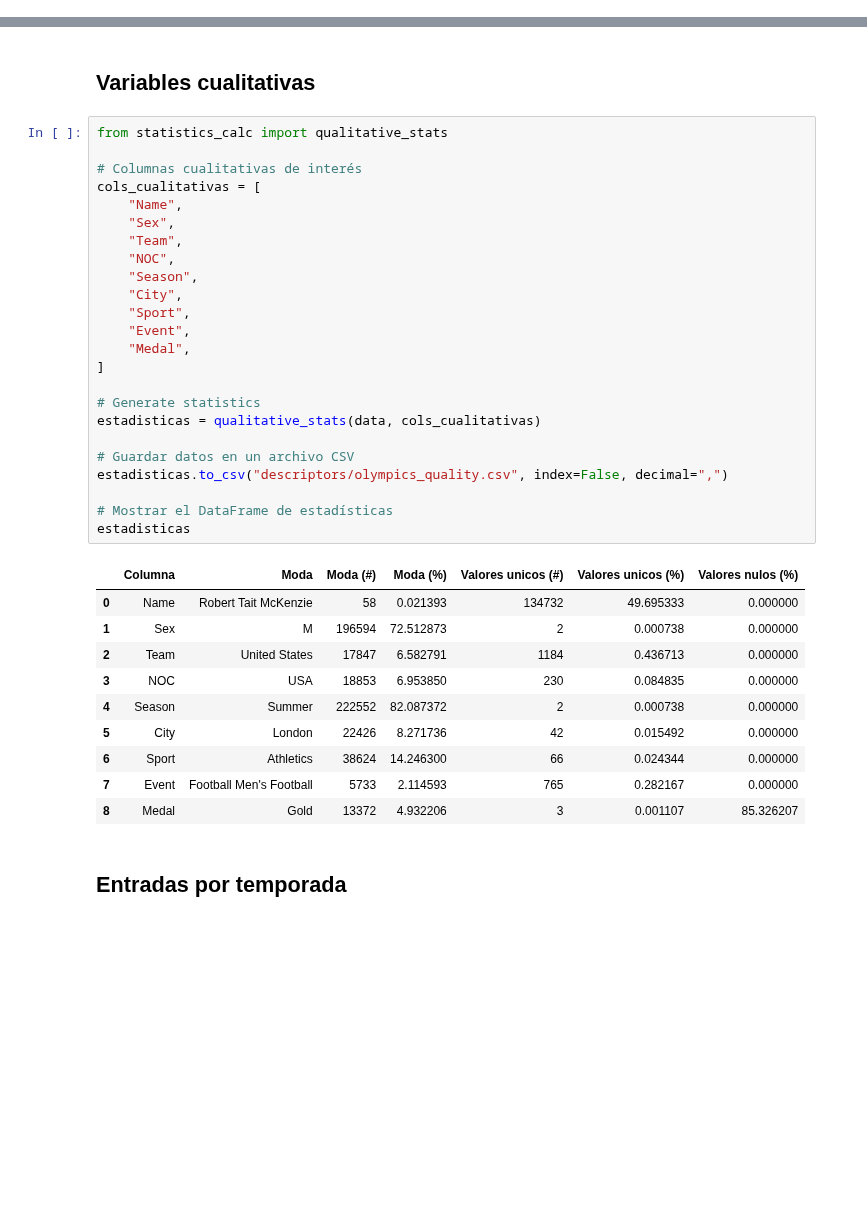
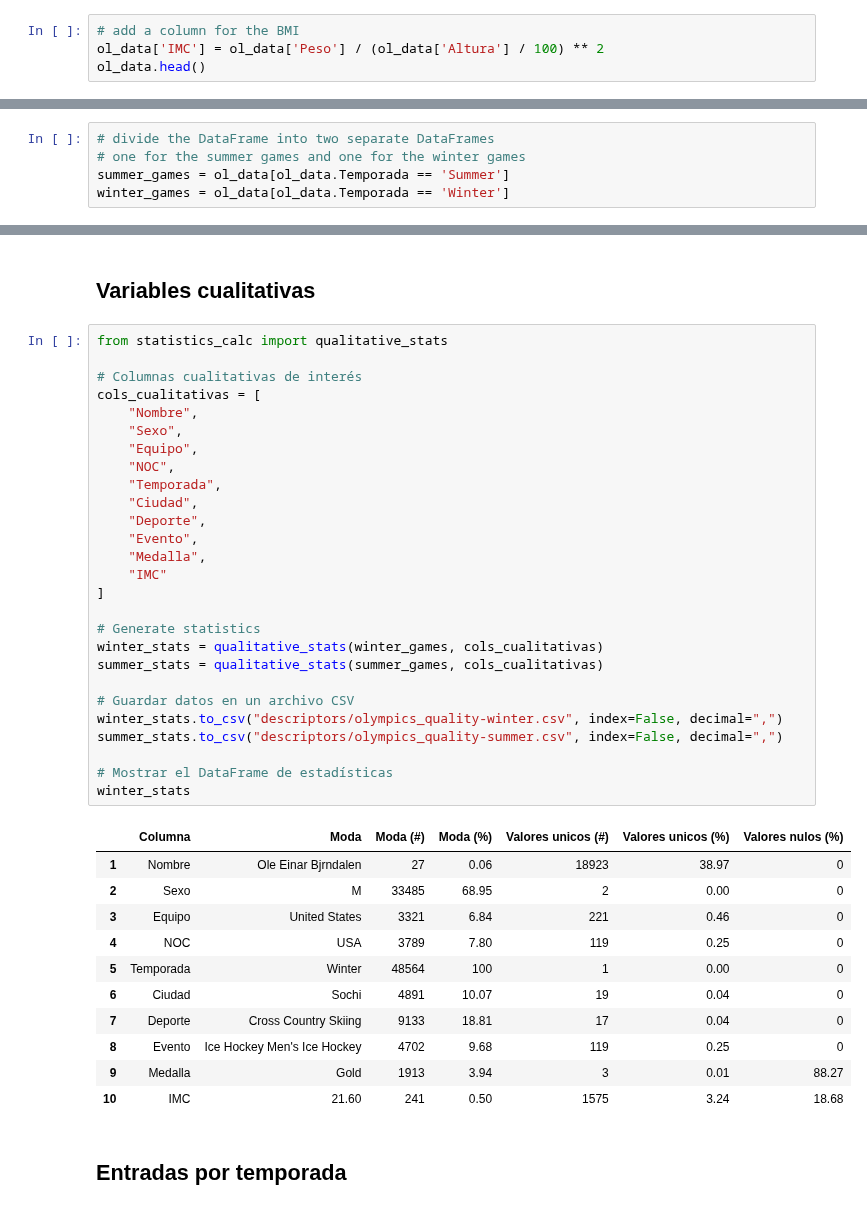
Before and after one commit to agutierrezmorag/olympic-games-datamart, a Jupyter notebook: olympics.ipynb, the cells around one changed output, grey strips where cells are left out. Saved outputs shown, nothing was run; the diff lists cells and outputs as text; blank space fills up the shorter version.

Commit message:
translated columns and rows of olympics dataset

```diff
--- a/olympics.ipynb
+++ b/olympics.ipynb
@@ -58,0 +89,4 @@ ol_data.head()
+# %%
+# add a column for the BMI
+ol_data['IMC'] = ol_data['Peso'] / (ol_data['Altura'] / 100) ** 2
+ol_data.head()
@@ -112,2 +157,7 @@ dtype: int64
+# %%
+# divide the DataFrame into two separate DataFrames
+# one for the summer games and one for the winter games
+summer_games = ol_data[ol_data.Temporada == 'Summer']
+winter_games = ol_data[ol_data.Temporada == 'Winter']
 # %% [markdown]
 ## `.describe` con valores de skewness y curtosis
@@ -139,38 +212,42 @@ desc
 # %%
 from statistics_calc import qualitative_stats
 
 # Columnas cualitativas de interés
 cols_cualitativas = [
-    "Name",
-    "Sex",
-    "Team",
+    "Nombre",
+    "Sexo",
+    "Equipo",
     "NOC",
-    "Season",
-    "City",
-    "Sport",
-    "Event",
-    "Medal",
+    "Temporada",
+    "Ciudad",
+    "Deporte",
+    "Evento",
+    "Medalla",
+    "IMC"
 ]
 
 # Generate statistics
-estadisticas = qualitative_stats(data, cols_cualitativas)
+winter_stats = qualitative_stats(winter_games, cols_cualitativas)
+summer_stats = qualitative_stats(summer_games, cols_cualitativas)
 
 # Guardar datos en un archivo CSV
-estadisticas.to_csv("descriptors/olympics_quality.csv", index=False, decimal=",")
+winter_stats.to_csv("descriptors/olympics_quality-winter.csv", index=False, decimal=",")
+summer_stats.to_csv("descriptors/olympics_quality-summer.csv", index=False, decimal=",")
 
 # Mostrar el DataFrame de estadísticas
-estadisticas
+winter_stats
 # %% [output]
 |  | Columna | Moda | Moda (#) | Moda (%) | Valores unicos (#) | Valores unicos (%) | Valores nulos (%) |
-| 0 | Name | Robert Tait McKenzie | 58 | 0.021393 | 134732 | 49.695333 | 0.000000 |
-| 1 | Sex | M | 196594 | 72.512873 | 2 | 0.000738 | 0.000000 |
-| 2 | Team | United States | 17847 | 6.582791 | 1184 | 0.436713 | 0.000000 |
-| 3 | NOC | USA | 18853 | 6.953850 | 230 | 0.084835 | 0.000000 |
-| 4 | Season | Summer | 222552 | 82.087372 | 2 | 0.000738 | 0.000000 |
-| 5 | City | London | 22426 | 8.271736 | 42 | 0.015492 | 0.000000 |
-| 6 | Sport | Athletics | 38624 | 14.246300 | 66 | 0.024344 | 0.000000 |
-| 7 | Event | Football Men's Football | 5733 | 2.114593 | 765 | 0.282167 | 0.000000 |
-| 8 | Medal | Gold | 13372 | 4.932206 | 3 | 0.001107 | 85.326207 |
+| 1 | Nombre | Ole Einar Bjrndalen | 27 | 0.06 | 18923 | 38.97 | 0 |
+| 2 | Sexo | M | 33485 | 68.95 | 2 | 0.00 | 0 |
+| 3 | Equipo | United States | 3321 | 6.84 | 221 | 0.46 | 0 |
+| 4 | NOC | USA | 3789 | 7.80 | 119 | 0.25 | 0 |
+| 5 | Temporada | Winter | 48564 | 100 | 1 | 0.00 | 0 |
+| 6 | Ciudad | Sochi | 4891 | 10.07 | 19 | 0.04 | 0 |
+| 7 | Deporte | Cross Country Skiing | 9133 | 18.81 | 17 | 0.04 | 0 |
+| 8 | Evento | Ice Hockey Men's Ice Hockey | 4702 | 9.68 | 119 | 0.25 | 0 |
+| 9 | Medalla | Gold | 1913 | 3.94 | 3 | 0.01 | 88.27 |
+| 10 | IMC | 21.60 | 241 | 0.50 | 1575 | 3.24 | 18.68 |
 # %% [markdown]
 ## Entradas por temporada
 # %%
```
Also changed, not shown: parts of 11 cells of this notebook, 1 other file.
